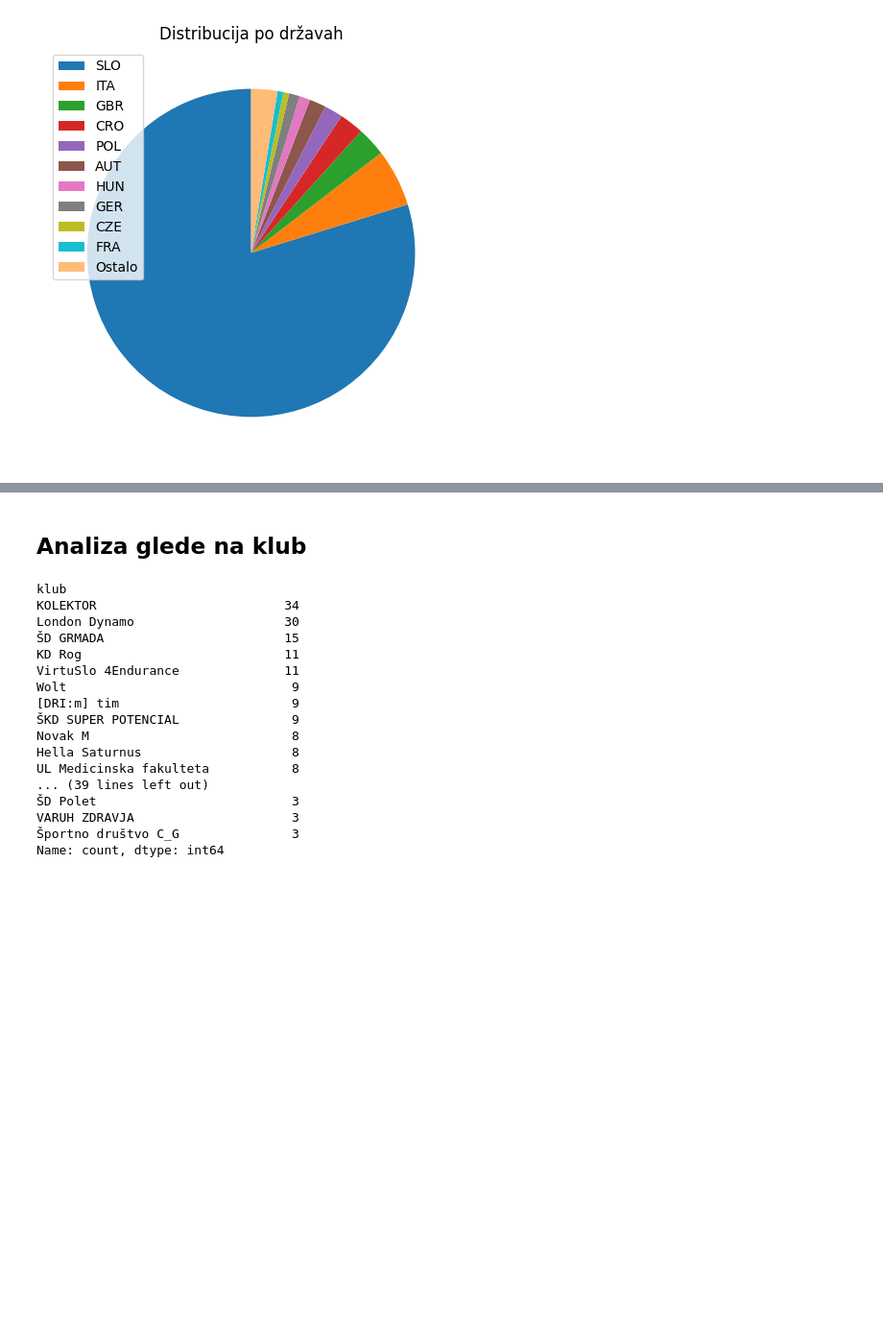
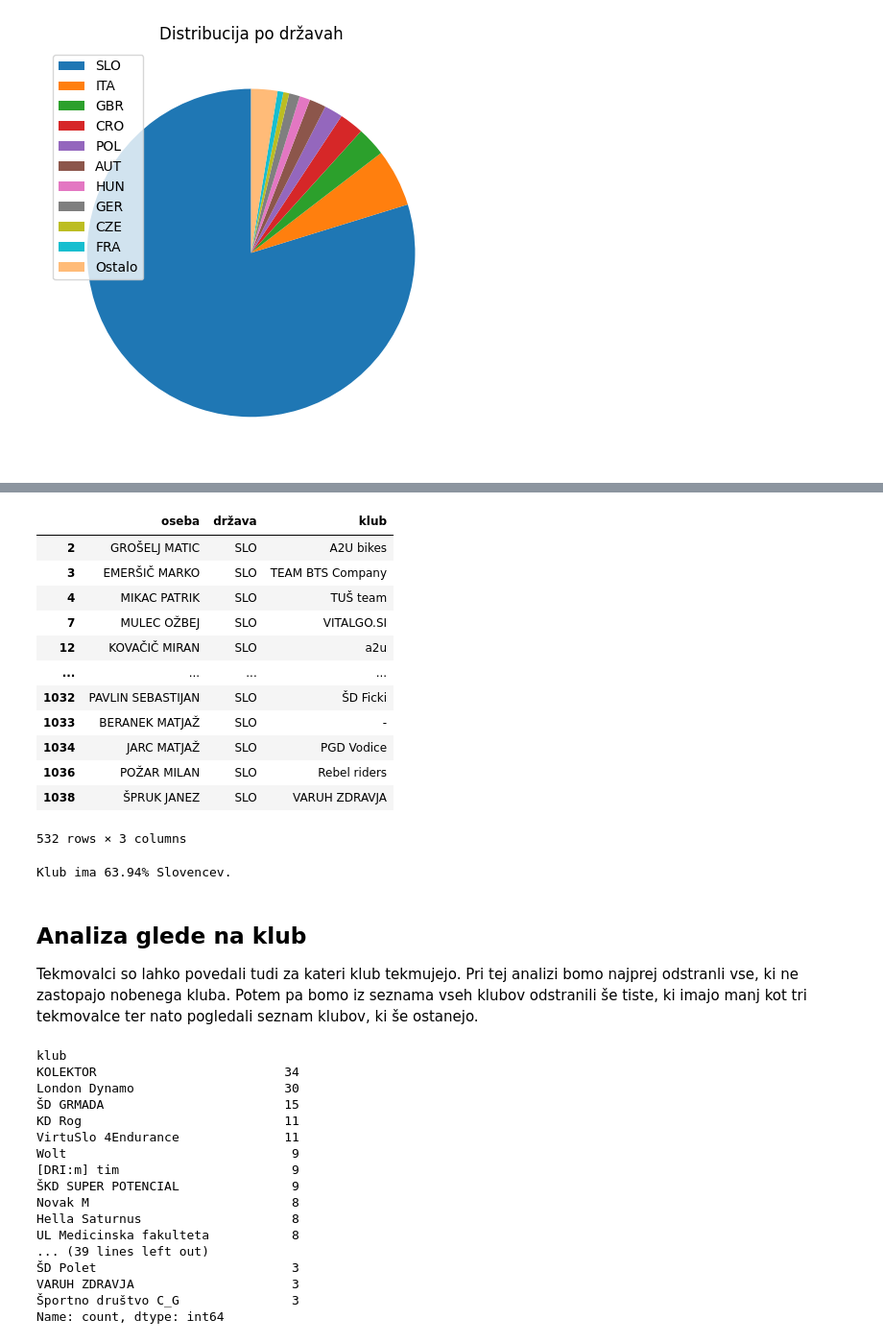
Before and after one commit to tajdahorvat/UVP-Projektna-naloga, a Jupyter notebook: analiza.ipynb, the cells around one changed output, grey strips where cells are left out. Shown at 96% size. Drawn from its saved outputs; the diff is of its cells as text; code cells hidden in the pictures; blank space fills up the shorter version.

```diff
--- a/analiza.ipynb
+++ b/analiza.ipynb
@@ -137,5 +222,30 @@ Name: count, dtype: int64
+# %%
+slovenci_s_klubom = slovenci.drop(slovenci[slovenci["klub"] == "&nbsp;"].index)
+slovenci_s_klubom = slovenci_s_klubom.drop(slovenci_s_klubom[slovenci_s_klubom["klub"] == "/"].index)
+# %%
+slovenci_s_klubom[["oseba", "država", "klub"]]
+# %% [output]
+|  | oseba | država | klub |
+| 2 | GROŠELJ MATIC | SLO | A2U bikes |
+| 3 | EMERŠIČ MARKO | SLO | TEAM BTS Company |
+| 4 | MIKAC PATRIK | SLO | TUŠ team |
+| 7 | MULEC OŽBEJ | SLO | VITALGO.SI |
+| 12 | KOVAČIČ MIRAN | SLO | a2u |
+| ... | ... | ... | ... |
+| 1032 | PAVLIN SEBASTIJAN | SLO | ŠD Ficki |
+| 1033 | BERANEK MATJAŽ | SLO | - |
+| 1034 | JARC MATJAŽ | SLO | PGD Vodice |
+| 1036 | POŽAR MILAN | SLO | Rebel riders |
+| 1038 | ŠPRUK JANEZ | SLO | VARUH ZDRAVJA |
+532 rows × 3 columns
+# %%
+odstotek_slovencev_s_klubom = len(slovenci_s_klubom)/len(slovenci) * 100
+print (f'Klub ima {odstotek_slovencev_s_klubom:.2f}% Slovencev.')
+# %% [output]
+Klub ima 63.94% Slovencev.
 # %% [markdown]
 ## Analiza glede na klub
+Tekmovalci so lahko povedali tudi za kateri klub tekmujejo. Pri tej analizi bomo najprej odstranli vse, ki ne zastopajo nobenega kluba. Potem pa bomo iz seznama vseh klubov odstranili še tiste, ki imajo manj kot tri tekmovalce ter nato pogledali seznam klubov, ki še ostanejo.
 # %%
 podatki_klub = podatki.drop(podatki[podatki["klub"] == "&nbsp;"].index)
 podatki_klub = podatki_klub.drop(podatki_klub[podatki_klub["klub"] == "/"].index)
```
Also changed, not shown: parts of 25 cells of this notebook, 1 other file.
